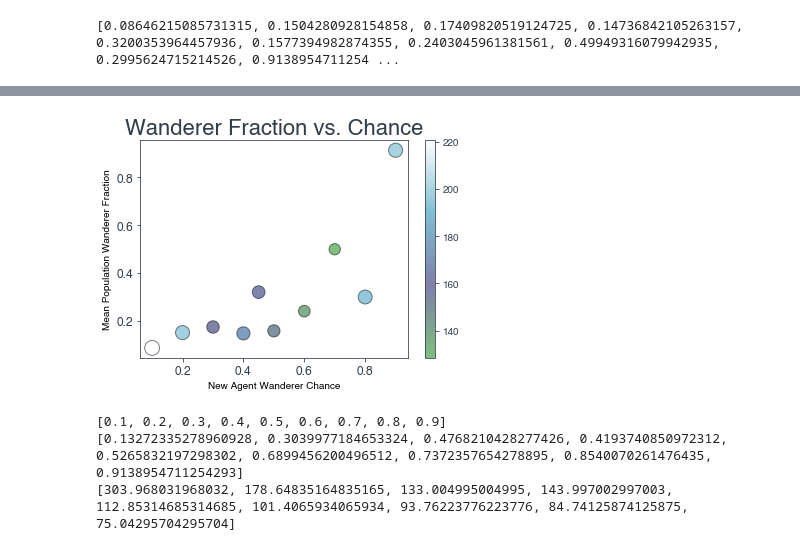
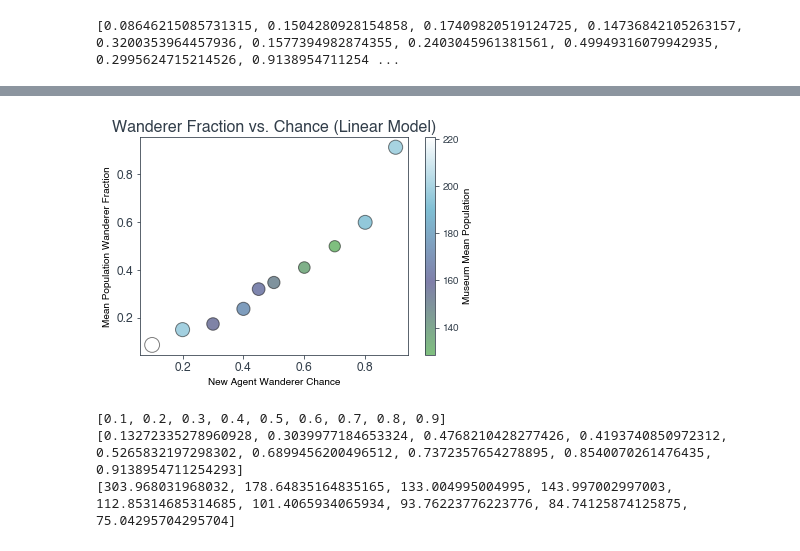
Before and after one commit to hughsurdeau/MuseumProject, a Jupyter notebook: notebooks/LinearMuseumGraphing.ipynb, the cells around one changed output, grey strips where cells are left out. Saved outputs shown, nothing was run; the diff lists cells and outputs as text; code cells hidden in the pictures.

Commit message:
Fixed bug in wanderer stuff

```diff
--- a/notebooks/LinearMuseumGraphing.ipynb
+++ b/notebooks/LinearMuseumGraphing.ipynb
@@ -1225,19 +1233,42 @@ mean_agents.append(get_mean_agents(df))
 # %%
 import matplotlib.cm as cm
 
+mean_agents = [220.66133866133868,
+ 198.4025974025974,
+ 157.0969030969031,
+ 173.67932067932068,
+ 162.55244755244755,
+ 150.12387612387613,
+ 135.7222777222777,
+ 128.42357642357643,
+ 194.53746253746255,
+ 199.51348651348653]
+
+y = [0.08646215085731315,
+ 0.1504280928154858,
+ 0.17409820519124725,
+ 0.23736842105263157,
+ 0.3200353964457936,
+ 0.3477394982874355,
+ 0.4103045961381561,
+ 0.49949316079942935,
+ 0.5995624715214526,
+ 0.9138954711254293]
+
 plt.xticks(fontsize=12)
 plt.yticks(fontsize=12)
-plt.title("Wanderer Fraction vs. Chance", fontsize=22)
+plt.title("Wanderer Fraction vs. Chance (Linear Model)", fontsize=16)
 plt.ylabel("Mean Population Wanderer Fraction")
 plt.xlabel("New Agent Wanderer Chance")
 
 plt.scatter(x, y, s=mean_agents, c=mean_agents, alpha=0.5, cmap="ocean", linewidths=1, edgecolor="black")
-plt.colorbar()
+cbar = plt.colorbar()
+cbar.set_label('Museum Mean Population')
 
 
 plt.savefig("/Users/hughsurdeau/Desktop/Bath/Dissertation/Images/LinearModelGraphs/AssholeThreshold/WandererFractionVSChanceFull.png")
 # %% [output]
-[figure, old version]
+[figure, new version]
 # %%
 print(x)
 print(y)
```
Also changed, not shown: parts of 4 cells of this notebook, 1 other file.
